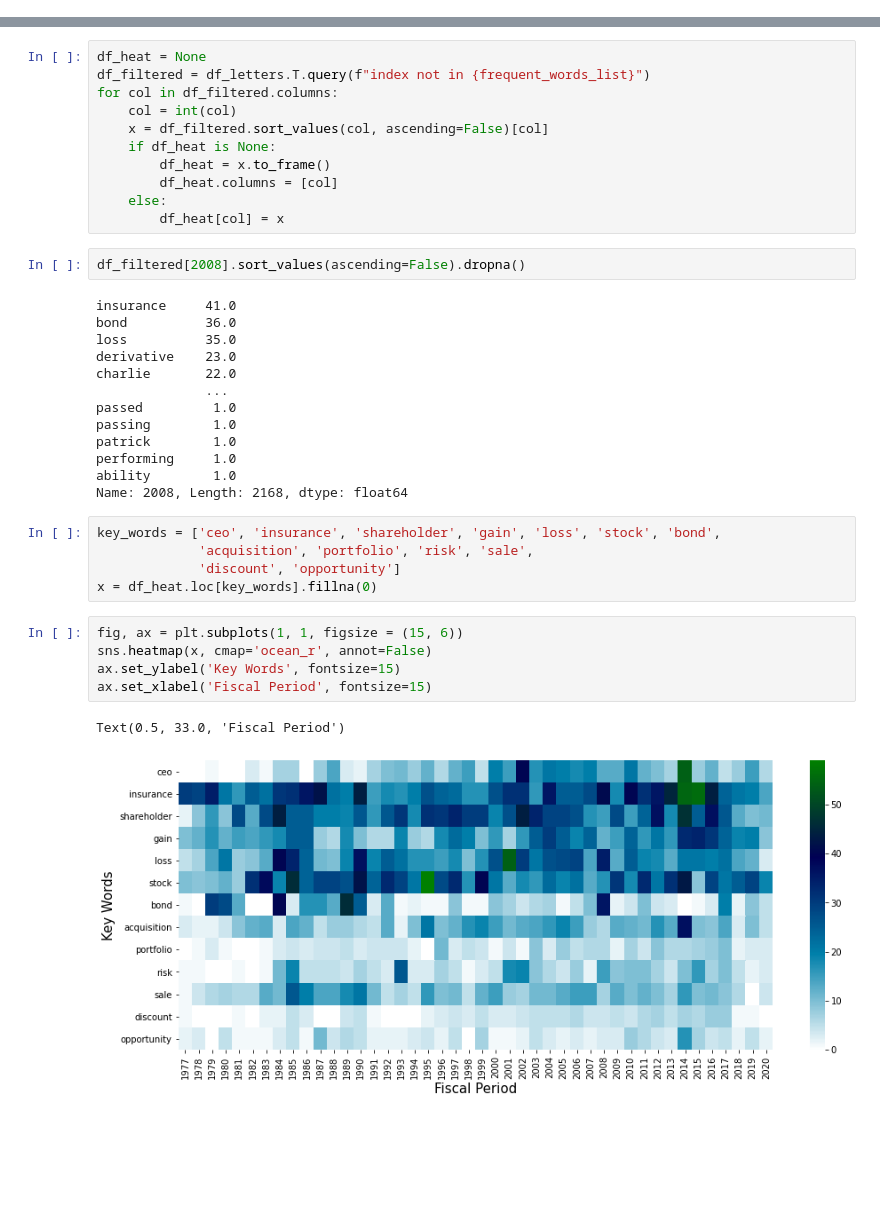
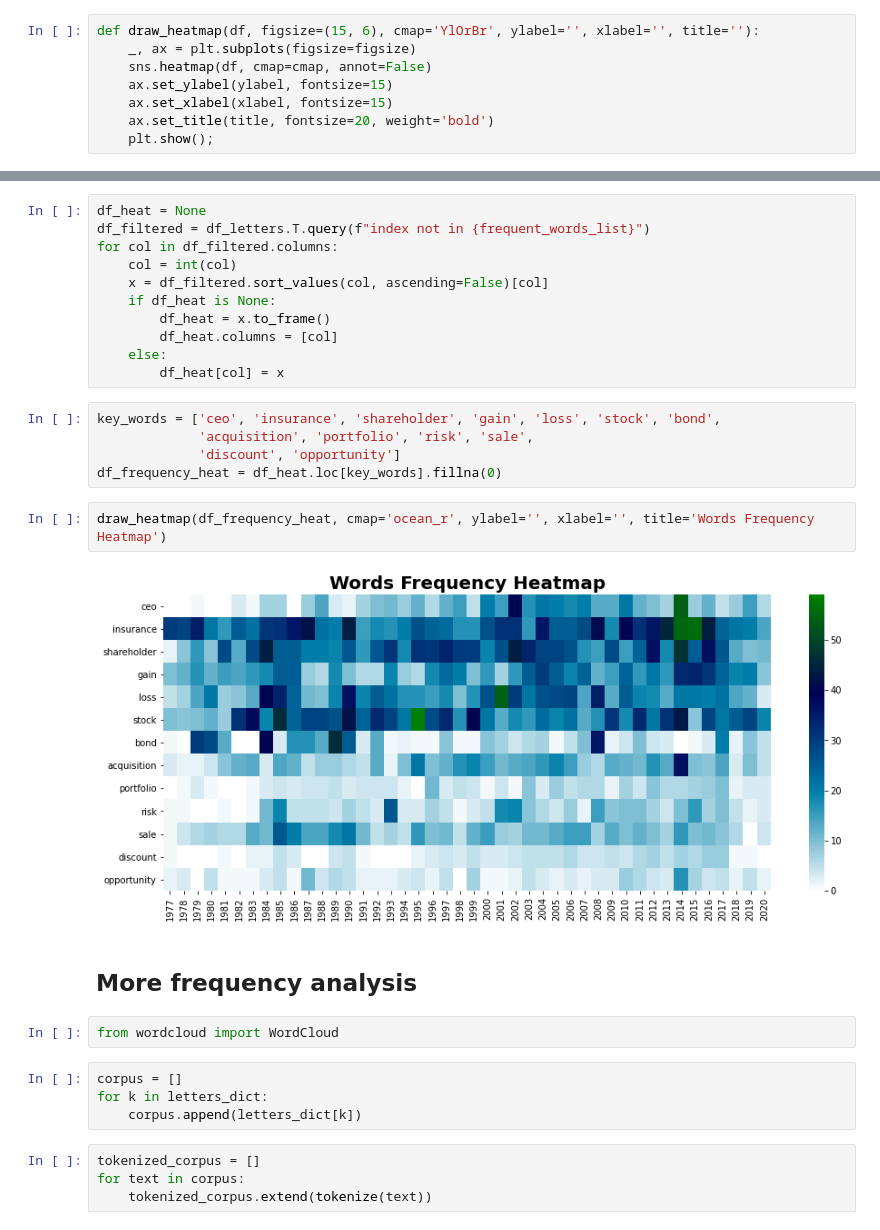
Before and after one commit to jairNeto/warren_buffet_letters, a Jupyter notebook: warren_buffet.ipynb, the cells around one changed output, grey strips where cells are left out. Saved outputs shown, nothing was run; the diff lists cells and outputs as text; blank space fills up the shorter version.

```diff
--- a/warren_buffet.ipynb
+++ b/warren_buffet.ipynb
@@ -138,3 +142,11 @@ def get_letters_corpus_dict(letters_pdf_path, init_year=1977, end_year=2020):
         letters_dict[year] = letter_corpus
 
     return letters_dict
+# %%
+def draw_heatmap(df, figsize=(15, 6), cmap='YlOrBr', ylabel='', xlabel='', title=''):
+    _, ax = plt.subplots(figsize=figsize)
+    sns.heatmap(df, cmap=cmap, annot=False)
+    ax.set_ylabel(ylabel, fontsize=15)
+    ax.set_xlabel(xlabel, fontsize=15)
+    ax.set_title(title, fontsize=20, weight='bold')
+    plt.show();
@@ -249,31 +272,24 @@ for col in df_filtered.columns:
         df_heat.columns = [col]
     else:
         df_heat[col] = x
-# %%
-df_filtered[2008].sort_values(ascending=False).dropna()
-# %% [output]
-insurance     41.0
-bond          36.0
-loss          35.0
-derivative    23.0
-charlie       22.0
-              ...
-passed         1.0
-passing        1.0
-patrick        1.0
-performing     1.0
-ability        1.0
-Name: 2008, Length: 2168, dtype: float64
 # %%
 key_words = ['ceo', 'insurance', 'shareholder', 'gain', 'loss', 'stock', 'bond',
              'acquisition', 'portfolio', 'risk', 'sale',
              'discount', 'opportunity']
-x = df_heat.loc[key_words].fillna(0)
+df_frequency_heat = df_heat.loc[key_words].fillna(0)
-# %%
-fig, ax = plt.subplots(1, 1, figsize = (15, 6))
-sns.heatmap(x, cmap='ocean_r', annot=False)
-ax.set_ylabel('Key Words', fontsize=15)
-ax.set_xlabel('Fiscal Period', fontsize=15)
-# %% [output]
-Text(0.5, 33.0, 'Fiscal Period')
-[figure, removed]
+# %%
+draw_heatmap(df_frequency_heat, cmap='ocean_r', ylabel='', xlabel='', title='Words Frequency Heatmap')
+# %% [output]
+[figure, added]
+# %% [markdown]
+## More frequency analysis
+# %%
+from wordcloud import WordCloud
+# %%
+corpus = []
+for k in letters_dict:
+    corpus.append(letters_dict[k])
+# %%
+tokenized_corpus = []
+for text in corpus:
+    tokenized_corpus.extend(tokenize(text))
```
Also changed, not shown: parts of 28 cells of this notebook, 1 other file.
